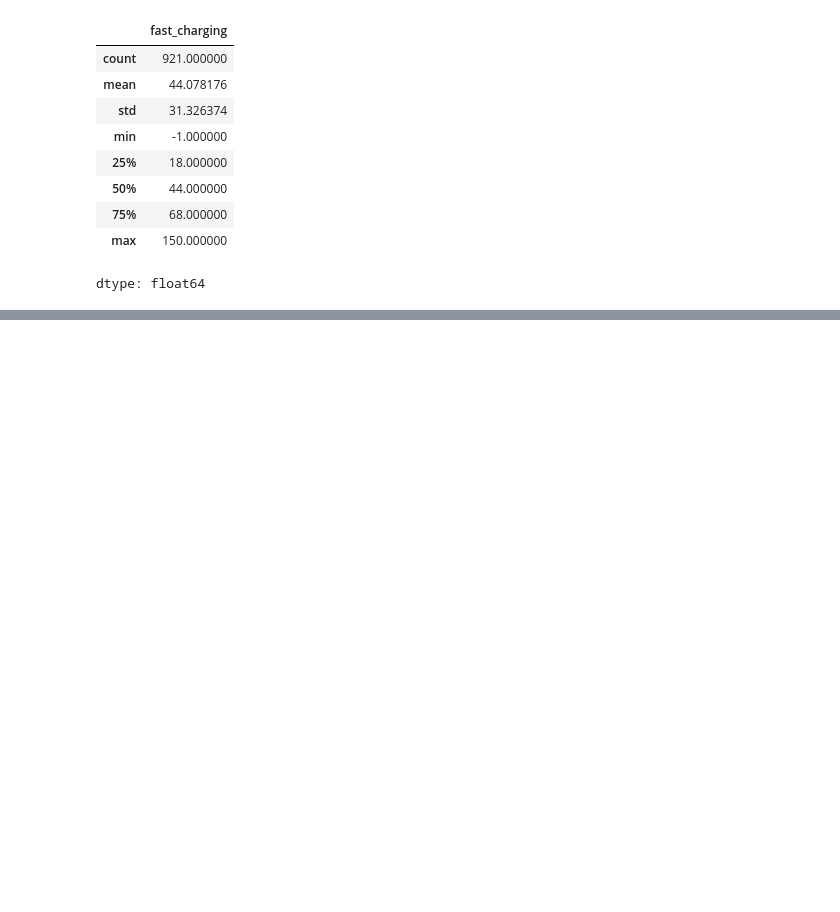
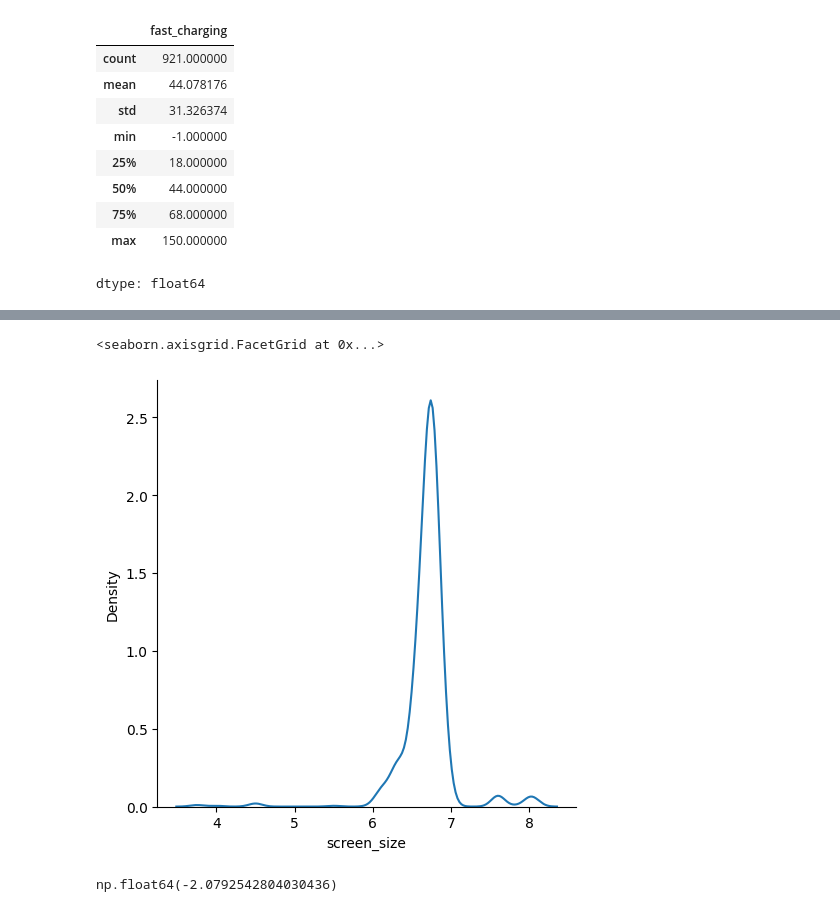
Before and after one commit to adilkamal2478/Adil_Pandas_Data_Preprocessing, a Jupyter notebook: Data_cleaning_round_2.ipynb, the cells around one changed output, grey strips where cells are left out. Saved outputs shown, nothing was run; the diff lists cells and outputs as text; code cells hidden in the pictures; blank space fills up the shorter version.

```diff
--- a/Data_cleaning_round_2.ipynb
+++ b/Data_cleaning_round_2.ipynb
@@ -537,3 +562,13 @@ df1[df1['fast_charging']== -1]
 | 907 | realme | Realme Narzo 20A | 8499 | NaN | False | False | False | Snapdragon 665 | ... |
 | 913 | realme | Realme 5 (4GB RAM + 64GB) | 11999 | NaN | False | False | False | Snapdragon 665 | ... |
 | 918 | realme | Realme 2 (3GB RAM + 32GB) | 9990 | NaN | False | False | False | Snapdragon 450 | ... |
+# %%
+def fast(row):
+
+  if row['fast_charging'] == -1:
+    return 0
+  else:
+    return 1
+# %%
+x = df1.apply(fast,axis=1)
+df1.insert(12,'fast_charging_available',x)
@@ -539,0 +612,2 @@ df1[df1['fast_charging']== -1]
+# %%
+df1['fast_charging'] = df1['fast_charging'].astype(int)
@@ -539,0 +683,9 @@ df1[df1['fast_charging']== -1]
+# %%
+sns.displot(kind='kde',data=df1,x='screen_size')
+# %% [output]
+<seaborn.axisgrid.FacetGrid at 0x...>
+[figure, added]
+# %%
+df1['screen_size'].skew()
+# %% [output]
+np.float64(-2.0792542804030436)
```
Also changed, not shown: parts of 22 cells of this notebook.
